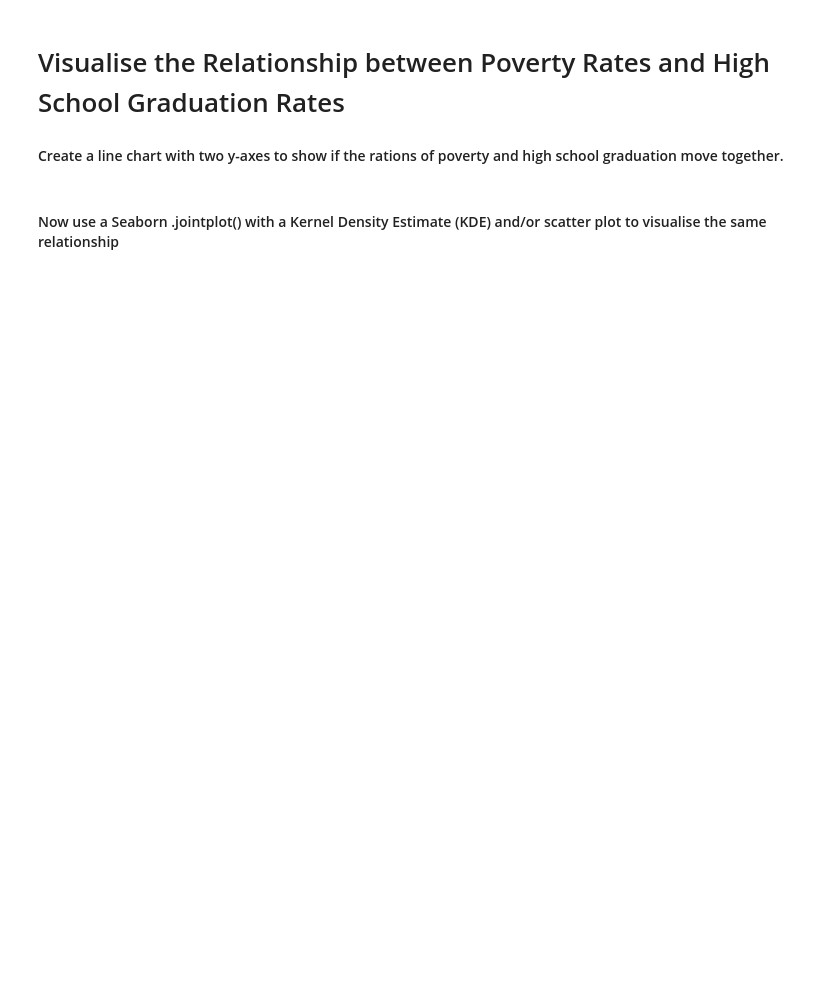
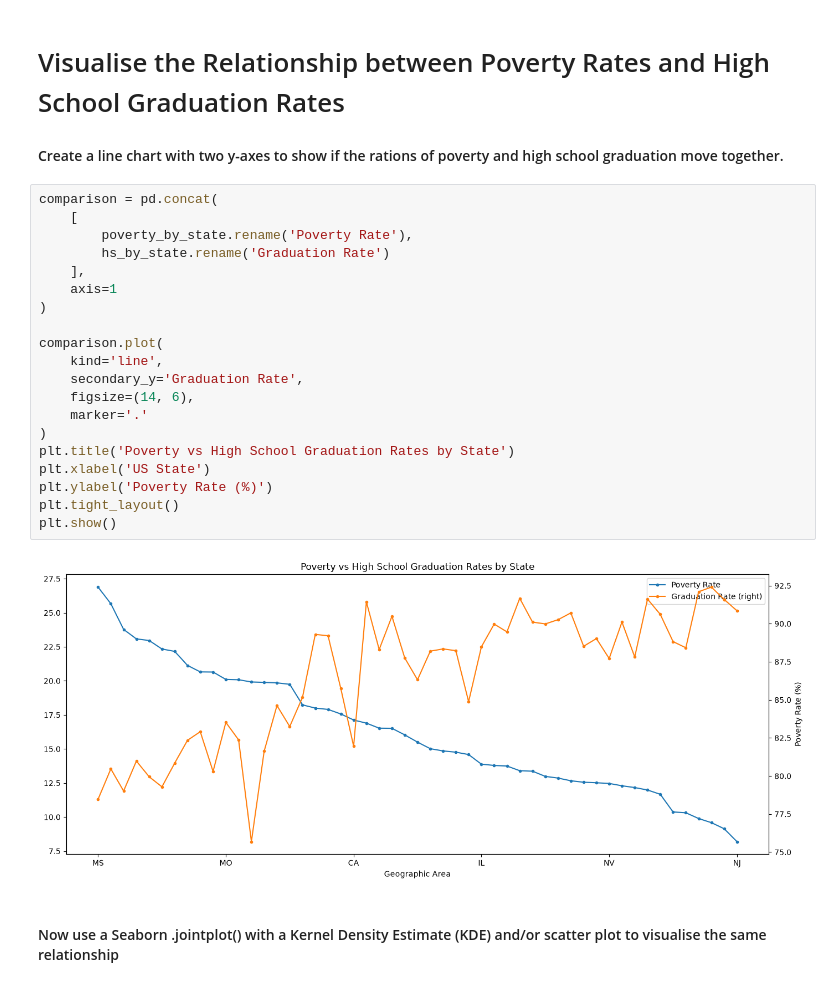
Before and after one commit to manoghna9/100-Days-Python-Projects, a Jupyter notebook: Day100-FatalForce/Fatal_Force_(start).ipynb, the cells around one changed output. Drawn from its saved outputs; the diff is of its cells as text; blank space fills up the shorter version.

```diff
--- a/Day100-FatalForce/Fatal_Force_(start).ipynb
+++ b/Day100-FatalForce/Fatal_Force_(start).ipynb
@@ -70,5 +266,27 @@ Show the High School Graduation Rate in ascending order of US States. Which stat
 # Visualise the Relationship between Poverty Rates and High School Graduation Rates
 
 #### Create a line chart with two y-axes to show if the rations of poverty and high school graduation move together.
+# %%
+comparison = pd.concat(
+    [
+        poverty_by_state.rename('Poverty Rate'),
+        hs_by_state.rename('Graduation Rate')
+    ],
+    axis=1
+)
+
+comparison.plot(
+    kind='line',
+    secondary_y='Graduation Rate',
+    figsize=(14, 6),
+    marker='.'
+)
+plt.title('Poverty vs High School Graduation Rates by State')
+plt.xlabel('US State')
+plt.ylabel('Poverty Rate (%)')
+plt.tight_layout()
+plt.show()
+# %% [output]
+[figure, added]
 # %% [markdown]
 #### Now use a Seaborn .jointplot() with a Kernel Density Estimate (KDE) and/or scatter plot to visualise the same relationship
```
Also changed, not shown: parts of 53 cells of this notebook.
